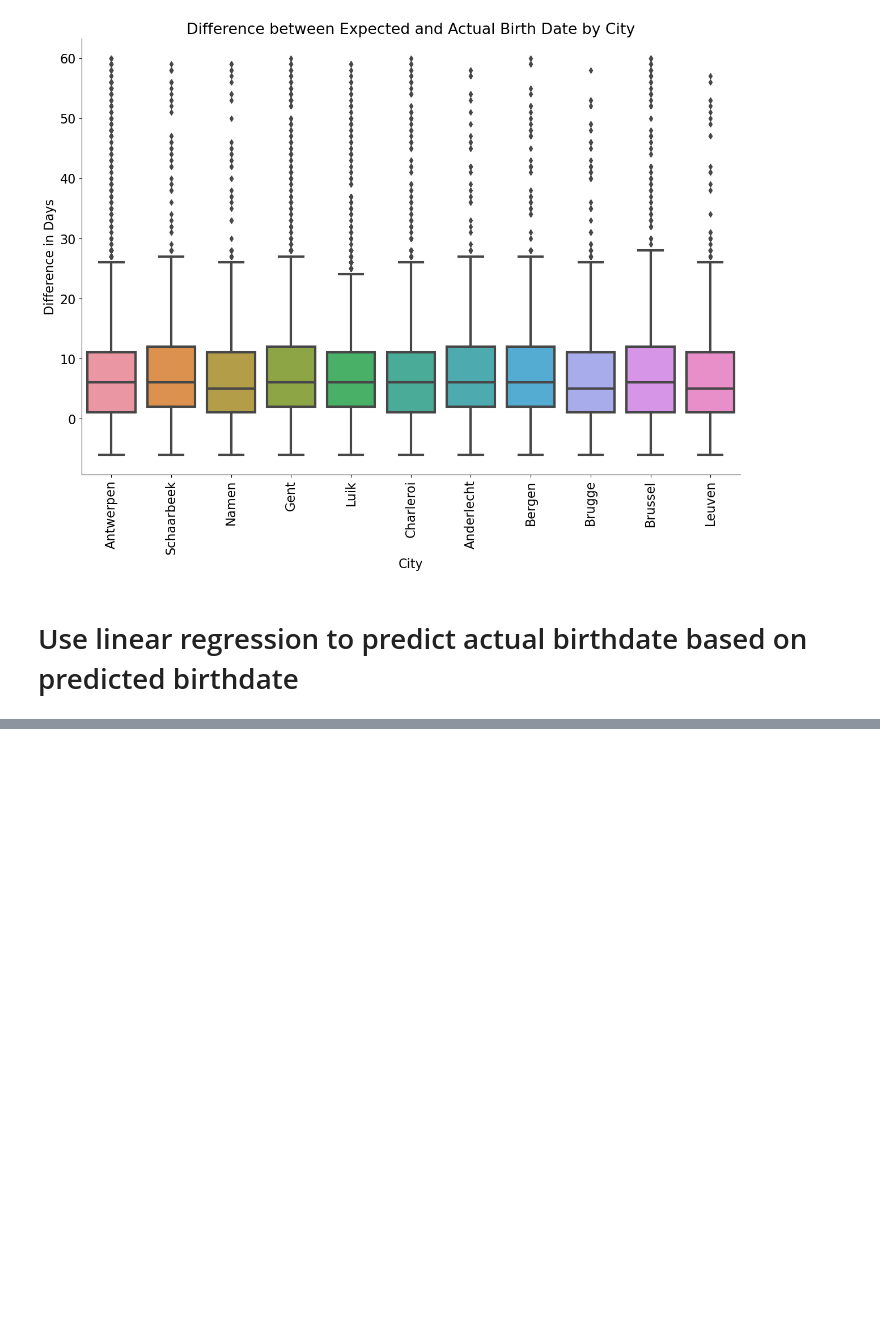
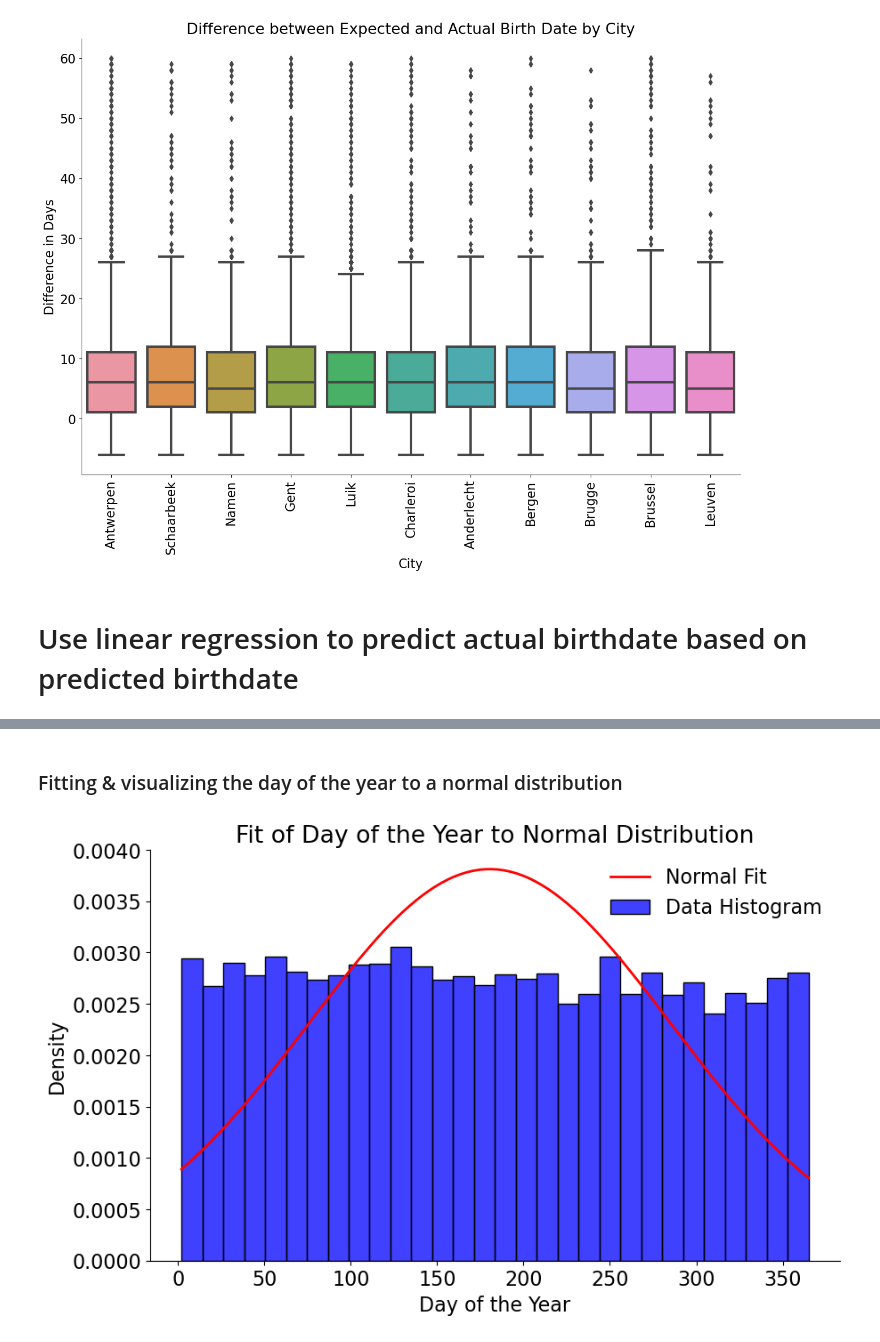
Before and after one commit to PhilippeGiorgino/syntra-examen-2024, a Jupyter notebook: notebooks/PhilippeGiorgino-syntra-examen-2024-deel1&deel2prep.ipynb, the cells around one changed output, grey strips where cells are left out. Saved outputs shown, nothing was run; the diff lists cells and outputs as text; code cells hidden in the pictures; blank space fills up the shorter version.

```diff
--- a/notebooks/PhilippeGiorgino-syntra-examen-2024-deel1&deel2prep.ipynb
+++ b/notebooks/PhilippeGiorgino-syntra-examen-2024-deel1&deel2prep.ipynb
@@ -534,0 +586,23 @@ plt.show()
+# %% [markdown]
+### Fitting & visualizing the day of the year to a normal distribution
+# %%
+# Normalize the 'dag van het jaar' data
+dag_van_het_jaar = geboortes_cities_high_birthrate['dag van het jaar'].dropna()
+mean = dag_van_het_jaar.mean()
+std = dag_van_het_jaar.std()
+
+# Fit the data to a normal distribution
+x = np.linspace(min(dag_van_het_jaar), max(dag_van_het_jaar), 100)
+pdf = stats.norm.pdf(x, mean, std)
+
+# Plot the histogram and the fitted normal curve
+plt.figure(figsize=(10, 6))
+sns.histplot(dag_van_het_jaar, kde=False, stat='density', bins=30, color='blue', label='Data Histogram')
+plt.plot(x, pdf, 'r-', lw=2, label='Normal Fit')
+plt.xlabel('Day of the Year')
+plt.ylabel('Density')
+plt.title('Fit of Day of the Year to Normal Distribution')
+plt.legend()
+plt.show()
+# %% [output]
+[figure, added]
```
Also changed, not shown: parts of 20 cells of this notebook.
